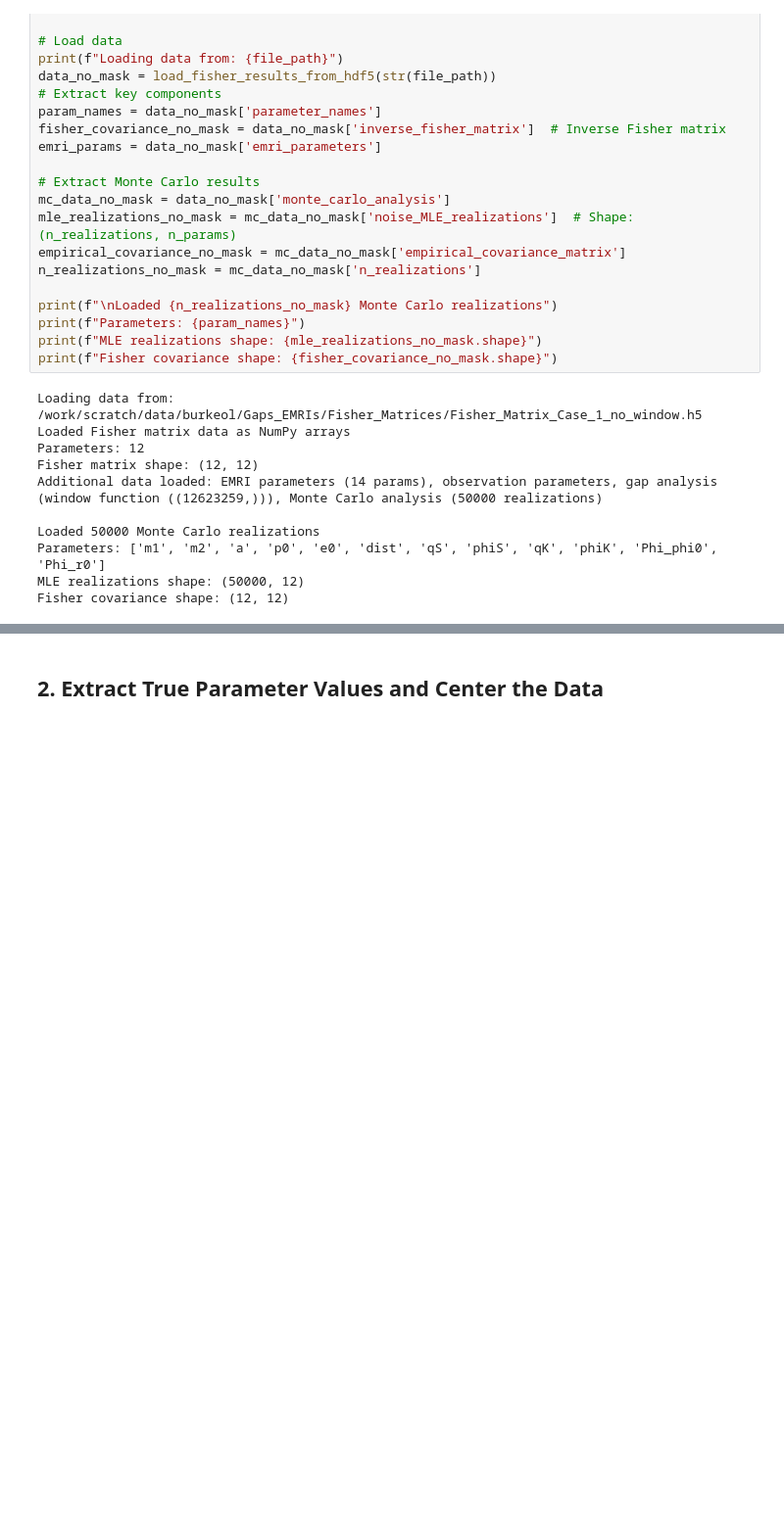
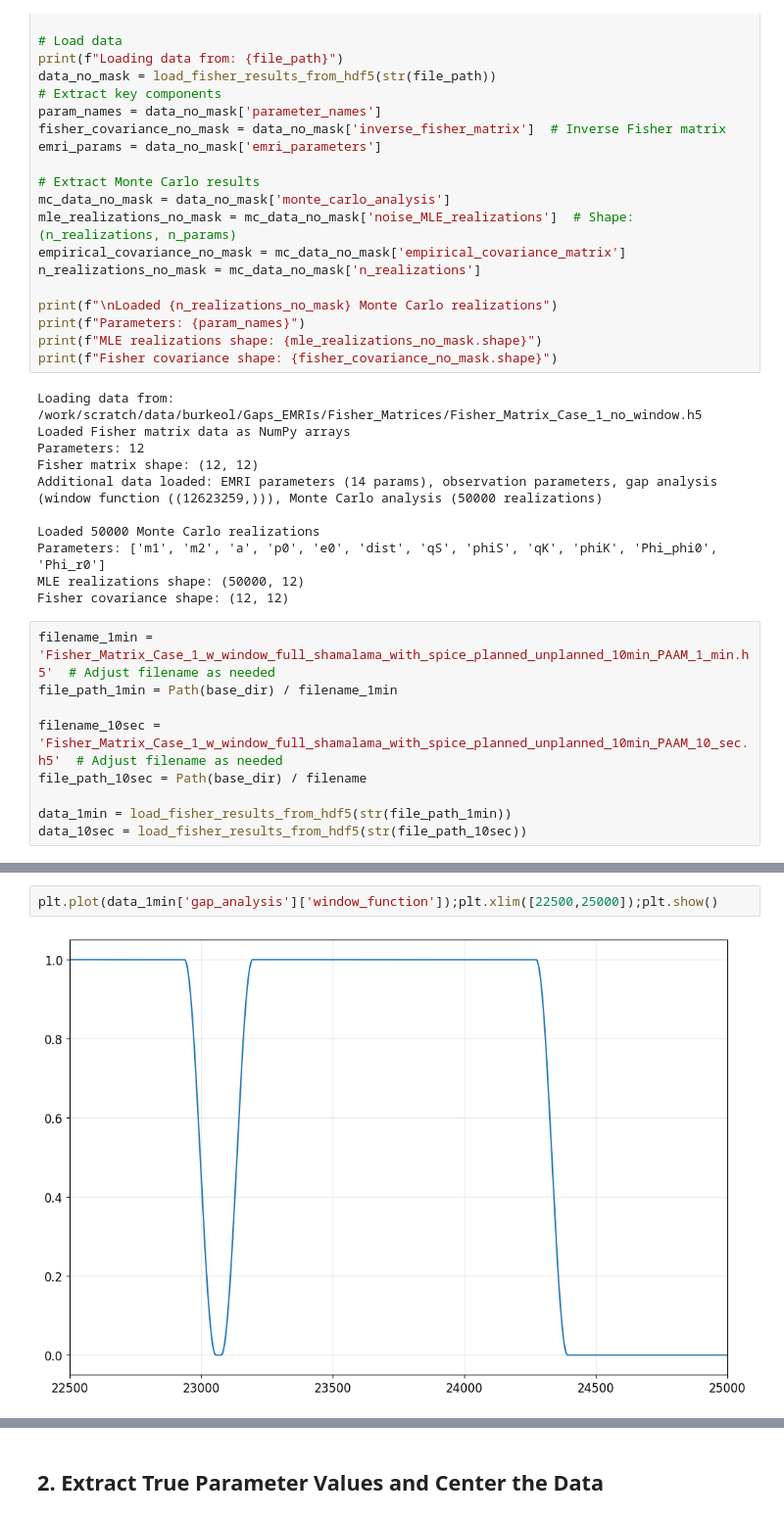
Before and after one commit to OllieBurke/Gaps_EMRIs, a Jupyter notebook: EMRIs/CV_estimates/no_gaps/notebooks/process_FM_data.ipynb, the cells around one changed output, grey strips where cells are left out. Shown at 98% size. Drawn from its saved outputs; the diff is of its cells as text; blank space fills up the shorter version.

```diff
--- a/EMRIs/CV_estimates/no_gaps/notebooks/process_FM_data.ipynb
+++ b/EMRIs/CV_estimates/no_gaps/notebooks/process_FM_data.ipynb
@@ -70,3 +74,12 @@ Loaded 50000 Monte Carlo realizations
 Parameters: ['m1', 'm2', 'a', 'p0', 'e0', 'dist', 'qS', 'phiS', 'qK', 'phiK', 'Phi_phi0', 'Phi_r0']
 MLE realizations shape: (50000, 12)
 Fisher covariance shape: (12, 12)
+# %%
+filename_1min = 'Fisher_Matrix_Case_1_w_window_full_shamalama_with_spice_planned_unplanned_10min_PAAM_1_min.h5'  # Adjust filename as needed
+file_path_1min = Path(base_dir) / filename_1min
+
+filename_10sec = 'Fisher_Matrix_Case_1_w_window_full_shamalama_with_spice_planned_unplanned_10min_PAAM_10_sec.h5'  # Adjust filename as needed
+file_path_10sec = Path(base_dir) / filename
+
+data_1min = load_fisher_results_from_hdf5(str(file_path_1min))
+data_10sec = load_fisher_results_from_hdf5(str(file_path_10sec))
@@ -139 +163,5 @@ square root of Information lost due to gaps = 0.9252395104272226
+# %%
+plt.plot(data_1min['gap_analysis']['window_function']);plt.xlim([22500,25000]);plt.show()
+# %% [output]
+[figure, added]
 # %%
```
Also changed, not shown: parts of 11 cells of this notebook, 3 other files.
